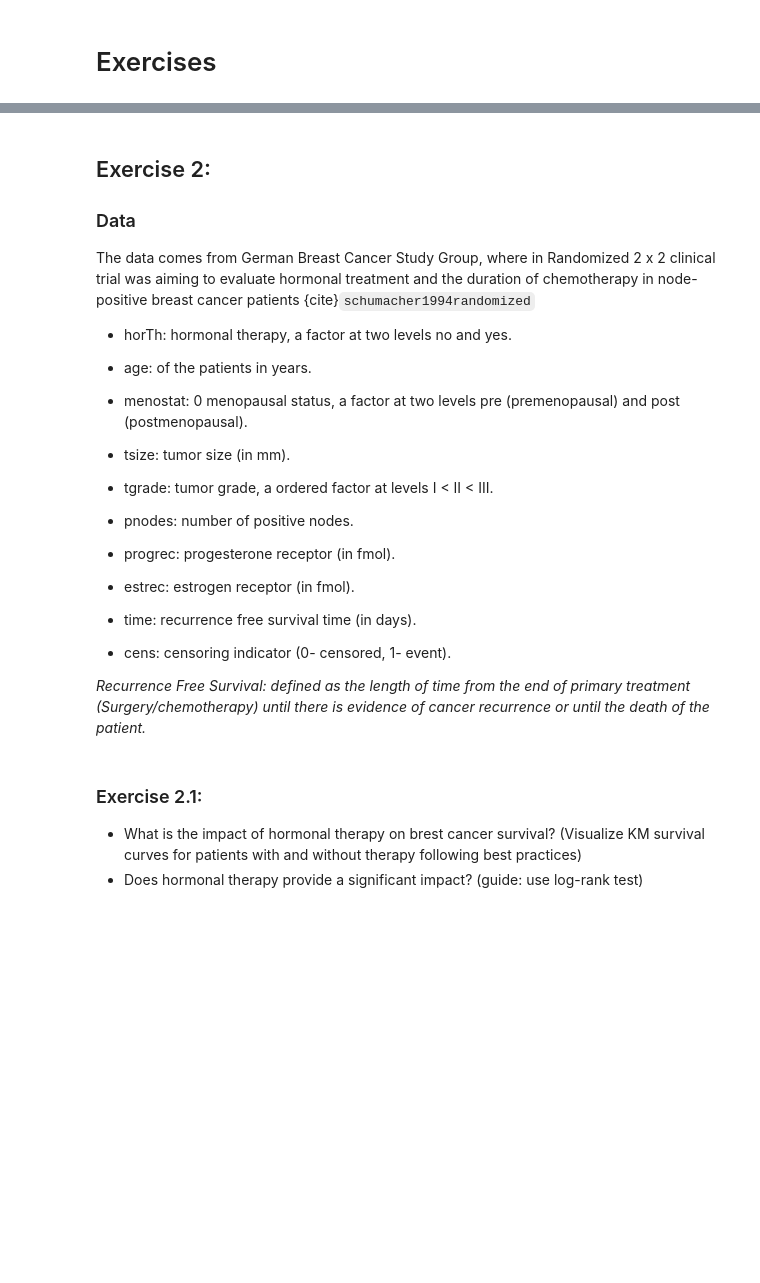
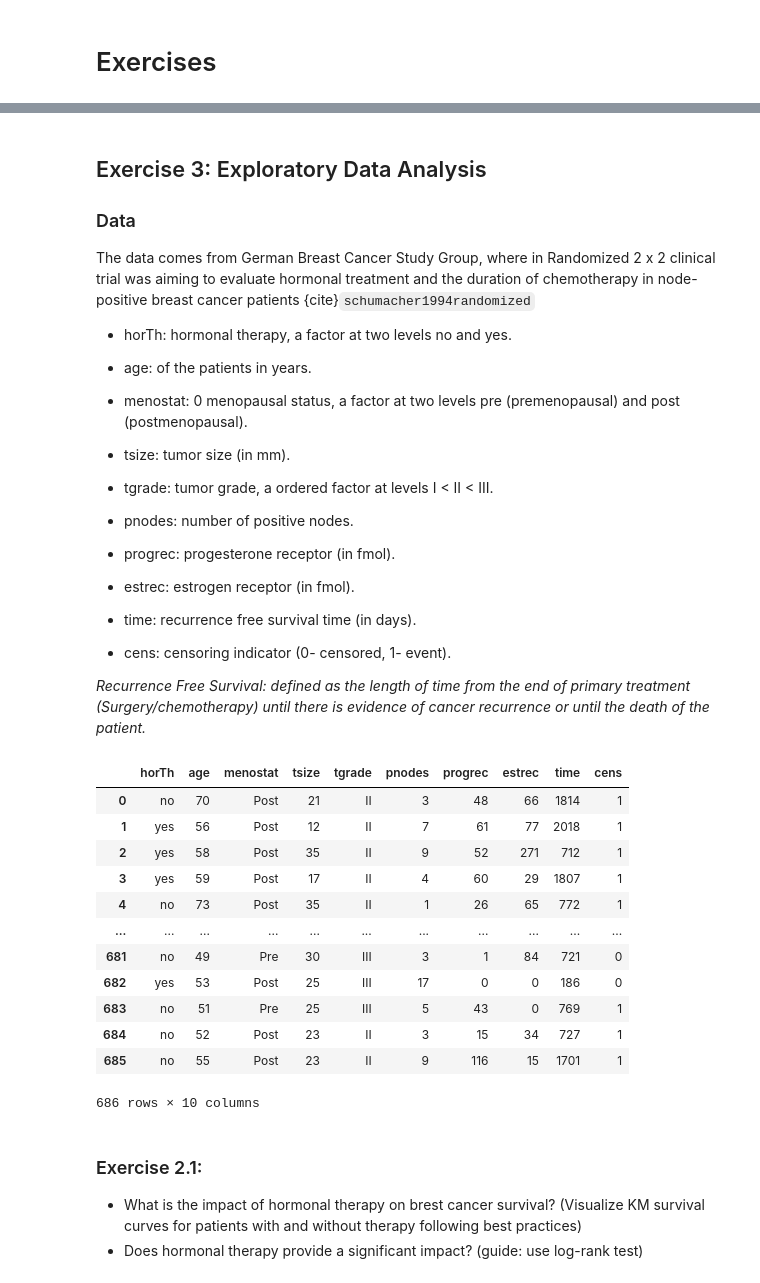
Before and after one commit to Senejohnny/hands-on-survival-analysis, a Jupyter notebook: _sources/descriptive.ipynb, the cells around one changed output, grey strips where cells are left out. Saved outputs shown, nothing was run; the diff lists cells and outputs as text; code cells hidden in the pictures; blank space fills up the shorter version.

```diff
--- a/_sources/descriptive.ipynb
+++ b/_sources/descriptive.ipynb
@@ -236,5 +230,5 @@ KeyError: 'start_year'
 # %% [markdown]
-## Exercise 2:
+## Exercise 3: Exploratory Data Analysis
 
 ### Data
 
@@ -254,6 +248,24 @@ The data comes from German Breast Cancer Study Group, where in Randomized 2 x 2
 - cens: censoring indicator (0- censored, 1- event).
 
 *Recurrence Free Survival: defined as the length of time from the end of primary treatment (Surgery/chemotherapy) until there is evidence of cancer recurrence or until the death of the patient.*
+# %%
+from lifelines.datasets import load_gbsg2
+df = load_gbsg2()
+df
+# %% [output]
+|  | horTh | age | menostat | tsize | tgrade | pnodes | progrec | estrec | time | cens |
+| 0 | no | 70 | Post | 21 | II | 3 | 48 | 66 | 1814 | 1 |
+| 1 | yes | 56 | Post | 12 | II | 7 | 61 | 77 | 2018 | 1 |
+| 2 | yes | 58 | Post | 35 | II | 9 | 52 | 271 | 712 | 1 |
+| 3 | yes | 59 | Post | 17 | II | 4 | 60 | 29 | 1807 | 1 |
+| 4 | no | 73 | Post | 35 | II | 1 | 26 | 65 | 772 | 1 |
+| ... | ... | ... | ... | ... | ... | ... | ... | ... | ... | ... |
+| 681 | no | 49 | Pre | 30 | III | 3 | 1 | 84 | 721 | 0 |
+| 682 | yes | 53 | Post | 25 | III | 17 | 0 | 0 | 186 | 0 |
+| 683 | no | 51 | Pre | 25 | III | 5 | 43 | 0 | 769 | 1 |
+| 684 | no | 52 | Post | 23 | II | 3 | 15 | 34 | 727 | 1 |
+| 685 | no | 55 | Post | 23 | II | 9 | 116 | 15 | 1701 | 1 |
+686 rows × 10 columns
 # %% [markdown]
 ### Exercise 2.1:
 - What is the impact of hormonal therapy on brest cancer survival? (Visualize KM survival curves for patients with and without therapy following best practices)
```
Also changed, not shown: parts of 6 cells of this notebook, 9 other files.
